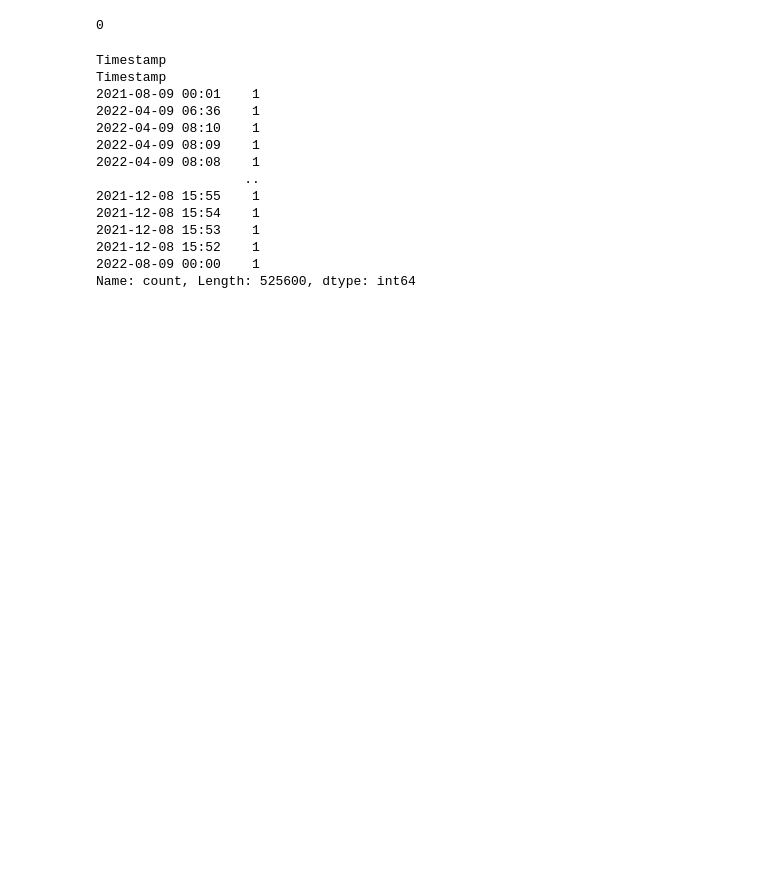
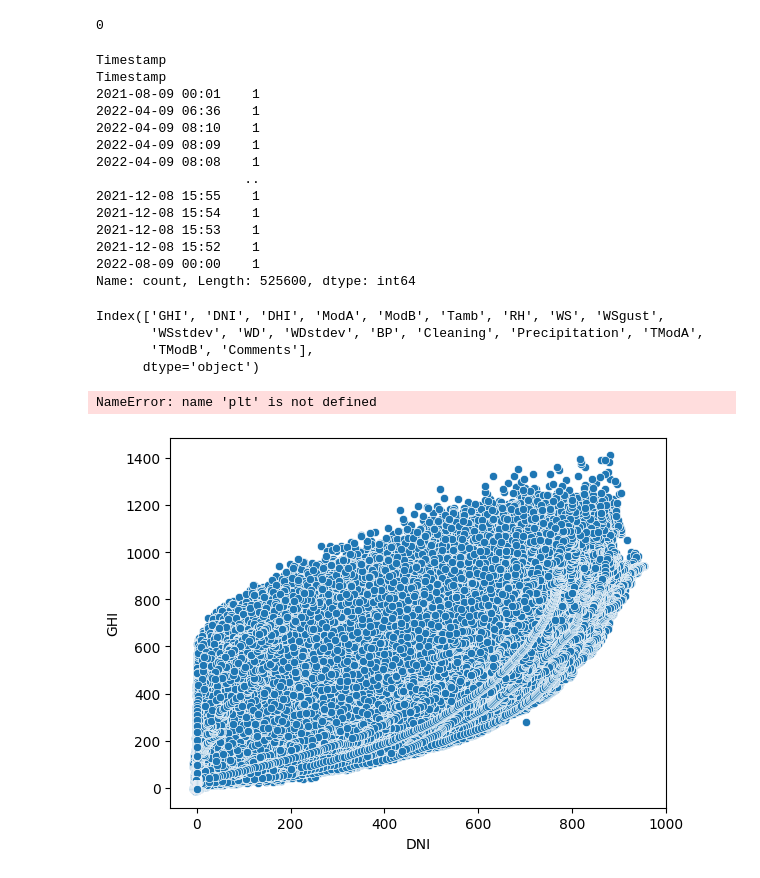
Before and after one commit to Tihitna-22/Solar-Radiation-Measurement, a Jupyter notebook: notebooks/read-data.ipynb, the cells around one changed output. Cells and saved outputs as stored; diff of their text form; code cells hidden in the pictures; blank space fills up the shorter version.

```diff
--- a/notebooks/read-data.ipynb
+++ b/notebooks/read-data.ipynb
@@ -86,3 +89,19 @@ Timestamp
 2021-12-08 15:52    1
 2022-08-09 00:00    1
 Name: count, Length: 525600, dtype: int64
+# %%
+df.select_dtypes(include='number').columns
+# %% [output]
+Index(['GHI', 'DNI', 'DHI', 'ModA', 'ModB', 'Tamb', 'RH', 'WS', 'WSgust',
+       'WSstdev', 'WD', 'WDstdev', 'BP', 'Cleaning', 'Precipitation', 'TModA',
+       'TModB', 'Comments'],
+      dtype='object')
+# %%
+for i in [ 'DNI', 'DHI', 'ModA', 'ModB', 'Tamb', 'RH', 'WS', 'WSgust',
+       'WSstdev', 'WD', 'WDstdev', 'BP', 'Cleaning', 'Precipitation', 'TModA',
+       'TModB', 'Comments']:
+       sns.scatterplot( data=df, x=i, y='GHI')
+       plt.show()
+# %% [output]
+NameError: name 'plt' is not defined
+[figure, added]
```
Also changed, not shown: parts of 1 cell of this notebook, 1 other file.
